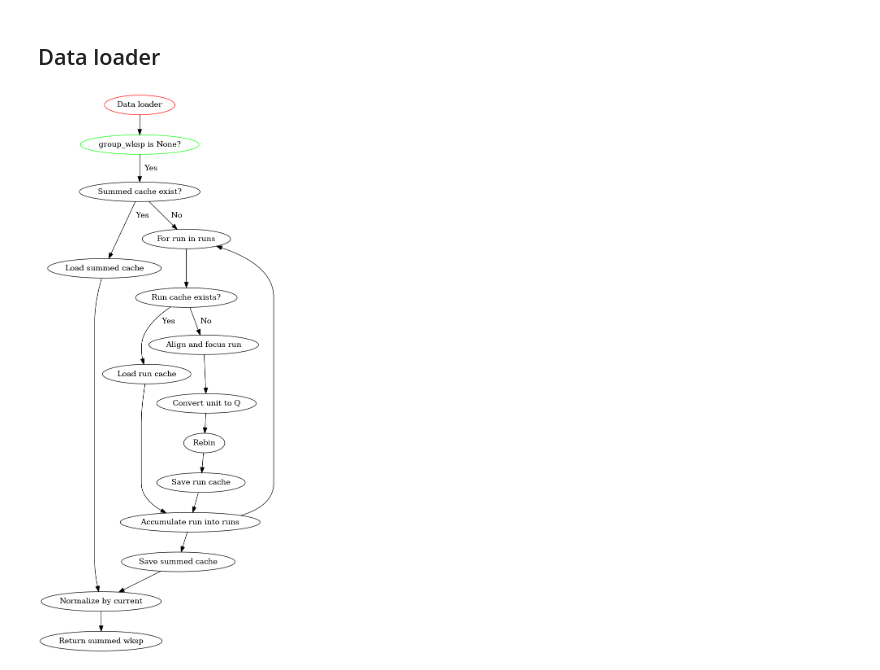
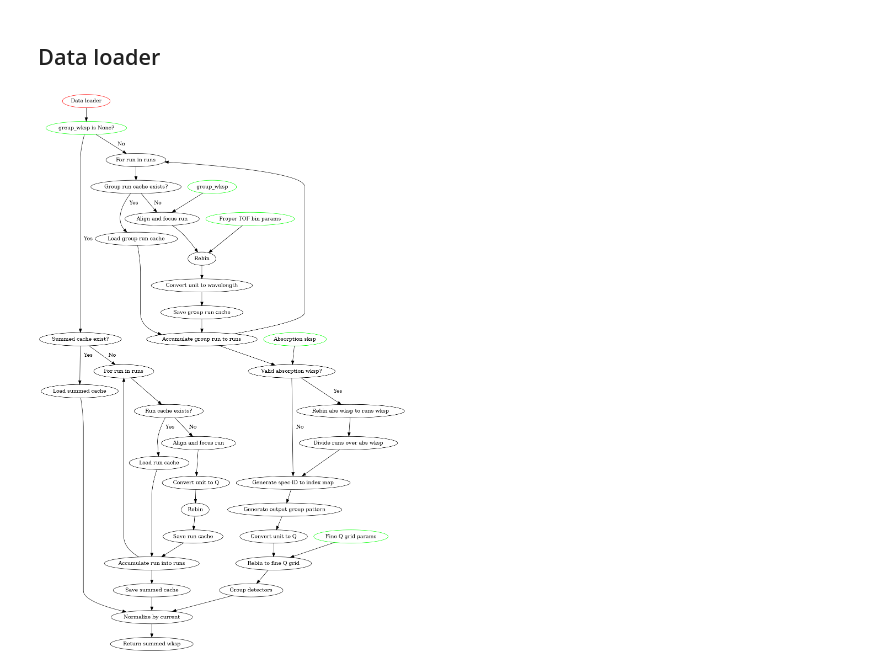
Before and after one commit to Kvieta1990/Working_Proj, a Jupyter notebook: Support/Docs/mts_flowchart.ipynb, the cells around one changed output. Drawn from its saved outputs; the diff is of its cells as text; code cells hidden in the pictures.

```diff
--- a/Support/Docs/mts_flowchart.ipynb
+++ b/Support/Docs/mts_flowchart.ipynb
@@ -79,22 +81,46 @@ digraph G {
 # %%
 digraph G {
     {node[color=red];"Data loader"} -> {node[color=green];"group_wksp is None?"};
     {node[color=green];"group_wksp is None?"} -> "Summed cache exist?" [label="  Yes"];
     "Summed cache exist?" -> "Load summed cache" [label="  Yes"];
     "Load summed cache" -> "Normalize by current";
     "Normalize by current" -> "Return summed wksp";
     "Summed cache exist?" -> "For run in runs" [label="  No"];
     "For run in runs" -> "Run cache exists?";
     "Run cache exists?" -> "Load run cache" [label="  Yes"];
     "Load run cache" -> "Accumulate run into runs";
     "Accumulate run into runs" -> "Save summed cache";
     "Run cache exists?" -> "Align and focus run" [label="  No"];
     "Align and focus run" -> "Convert unit to Q";
     "Convert unit to Q" -> "Rebin";
     "Rebin" -> "Save run cache";
     "Save run cache" -> "Accumulate run into runs";
     "Accumulate run into runs" -> "For run in runs";
     "Save summed cache" -> "Normalize by current";
+    {node[color=green];"group_wksp is None?"} -> {node[label="For run in runs"];loop_runs_1} [label="  No"];
+    {node[label="For run in runs"];loop_runs_1} -> {node[label="Group run cache exists?"];"group_run_exists_1"};
+    {node[label="Group run cache exists?"];"group_run_exists_1"} -> "Load group run cache" [label="  Yes"];
+    {node[label="group_wksp";color=green];group_wksp_3} -> {node[label="Align and focus run"];"align_focus_2"};
+    {node[label="Group run cache exists?"];"group_run_exists_1"} -> {node[label="Align and focus run"];"align_focus_2"} [label="  No"];
+    {node[label="Align and focus run"];"align_focus_2"} -> {node[label="Rebin"];"rebin_2"};
+    {node[color=green];"Proper TOF bin params"} -> {node[label="Rebin"];"rebin_2"};
+    {node[label="Rebin"];"rebin_2"} -> {node[label="Convert unit to wavelength"];"convert_unit_w_1"};
+    {node[label="Convert unit to wavelength"];"convert_unit_w_1"} -> {node[label="Save group run cache"];"save_group_run_1"};
+    "Load group run cache" -> "Accumulate group run to runs";
+    {node[label="Save group run cache"];"save_group_run_1"} -> "Accumulate group run to runs";
+    "Accumulate group run to runs" -> {node[label="For run in runs"];loop_runs_1};
+    {node[label="Absorption sksp";color=green];"abs_wksp_input_1"} -> "Valid absorption wksp?";
+    "Accumulate group run to runs" -> "Valid absorption wksp?";
+    "Valid absorption wksp?" -> "Rebin abs wksp to runs wksp" [label="  Yes"];
+    "Rebin abs wksp to runs wksp" -> "Divide runs over abs wksp";
+    "Divide runs over abs wksp" -> "Generate spec-ID to index map";
+    "Valid absorption wksp?" -> "Generate spec-ID to index map" [label="  No"];
+    "Generate spec-ID to index map" -> "Generate output group pattern";
+    "Generate output group pattern" -> {node[label="Convert unit to Q"];"convert_to_q_1"};
+    {node[label="Convert unit to Q"];"convert_to_q_1"} -> {node[label="Rebin to fine Q grid"];"rebin_to_fine_q_grid"};
+    {node[color=green];"Fine Q grid params"} -> {node[label="Rebin to fine Q grid"];"rebin_to_fine_q_grid"};
+    {node[label="Rebin to fine Q grid"];"rebin_to_fine_q_grid"} -> "Group detectors";
+    "Group detectors" -> "Normalize by current";
 }
 # %% [output]
-[figure, old version]
+[figure, new version]
```
Also changed, not shown: parts of 3 cells of this notebook, 10 other files.
